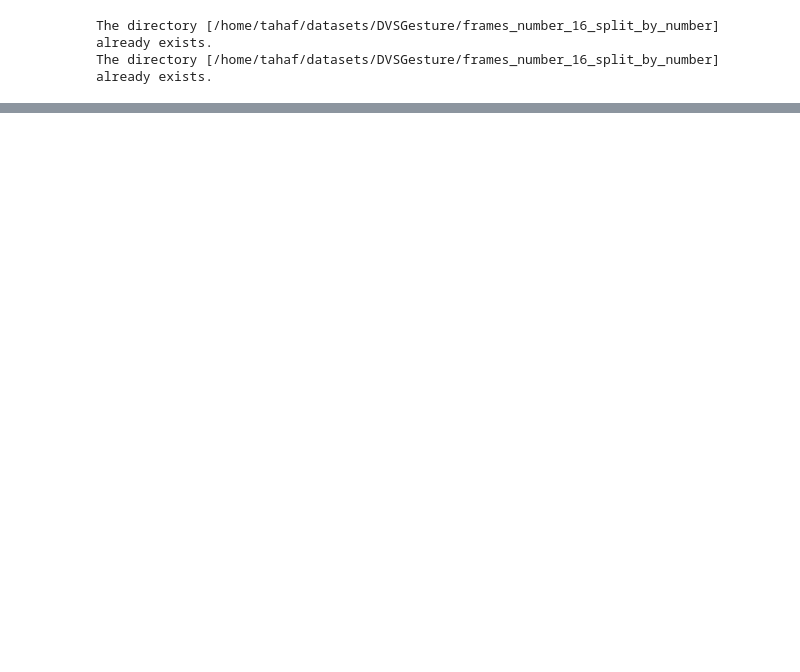
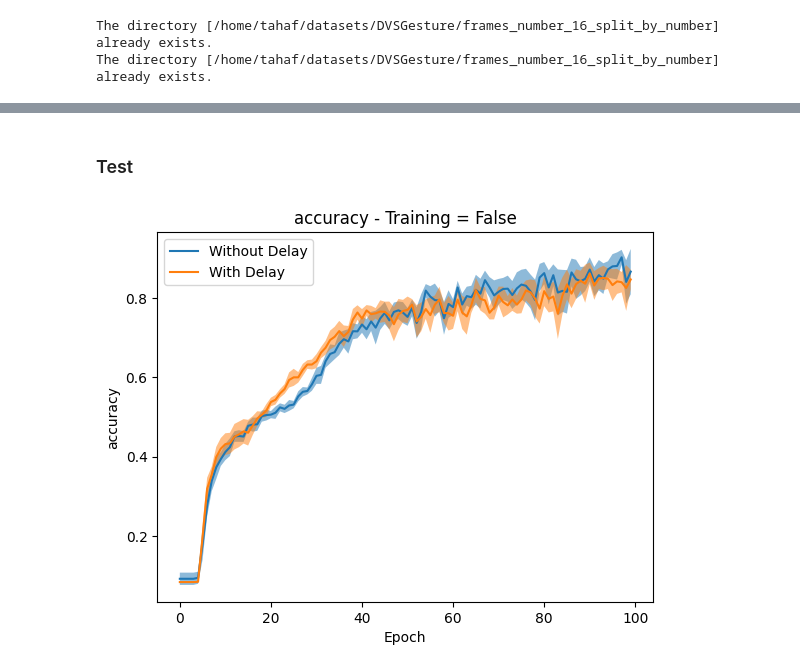
Before and after one commit to tahafkh/vision-delay-learning, a Jupyter notebook: notebooks/scnn_analysis.ipynb, the cells around one changed output, grey strips where cells are left out. Cells and saved outputs as stored; diff of their text form; code cells hidden in the pictures; blank space fills up the shorter version.

```diff
--- a/notebooks/scnn_analysis.ipynb
+++ b/notebooks/scnn_analysis.ipynb
@@ -351,0 +363,6 @@ results
+# %% [markdown]
+### Test
+# %%
+compare(results1, results2, 'accuracy', False)
+# %% [output]
+[figure, added]
```
Also changed, not shown: parts of 28 cells of this notebook.
